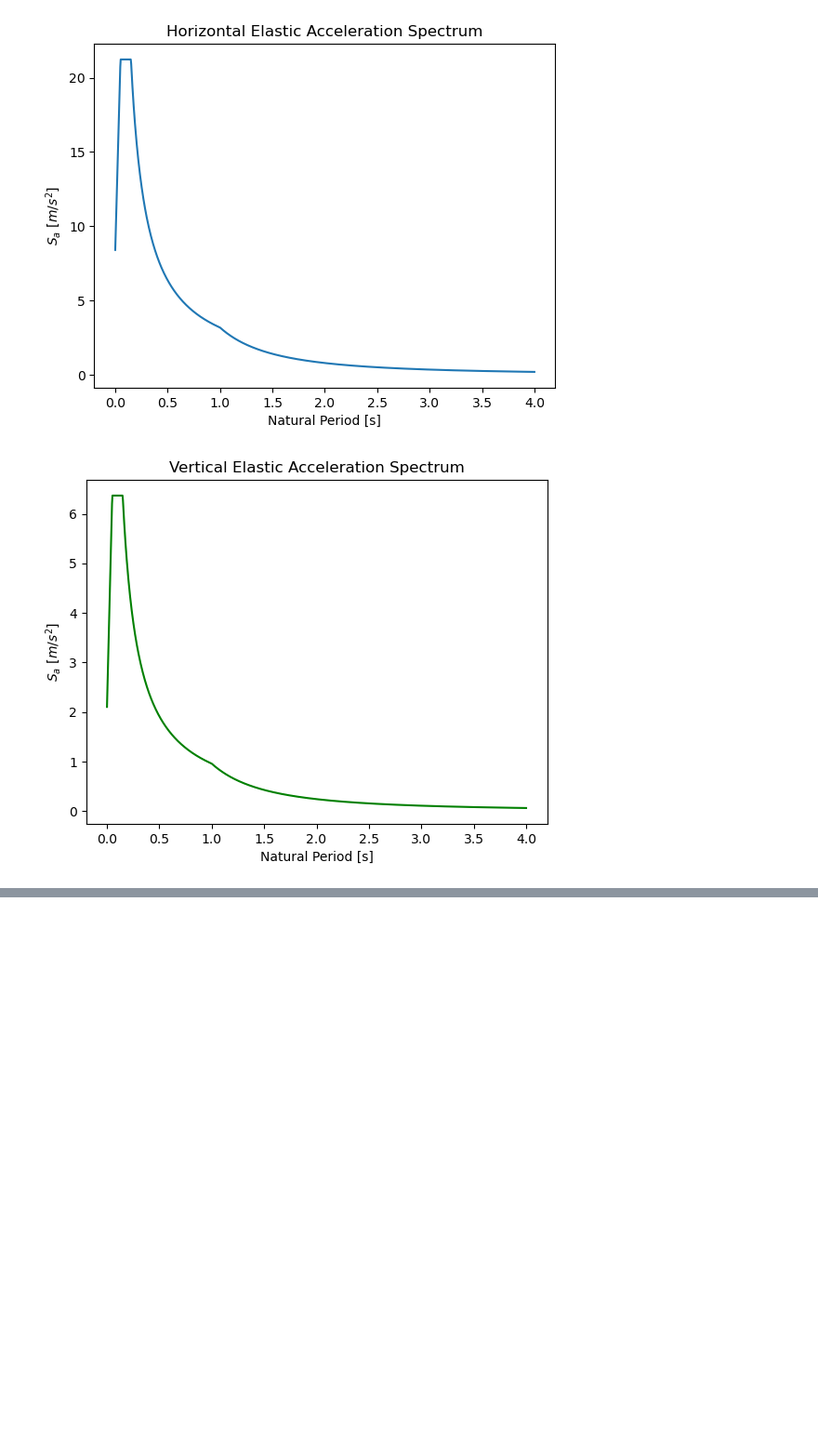
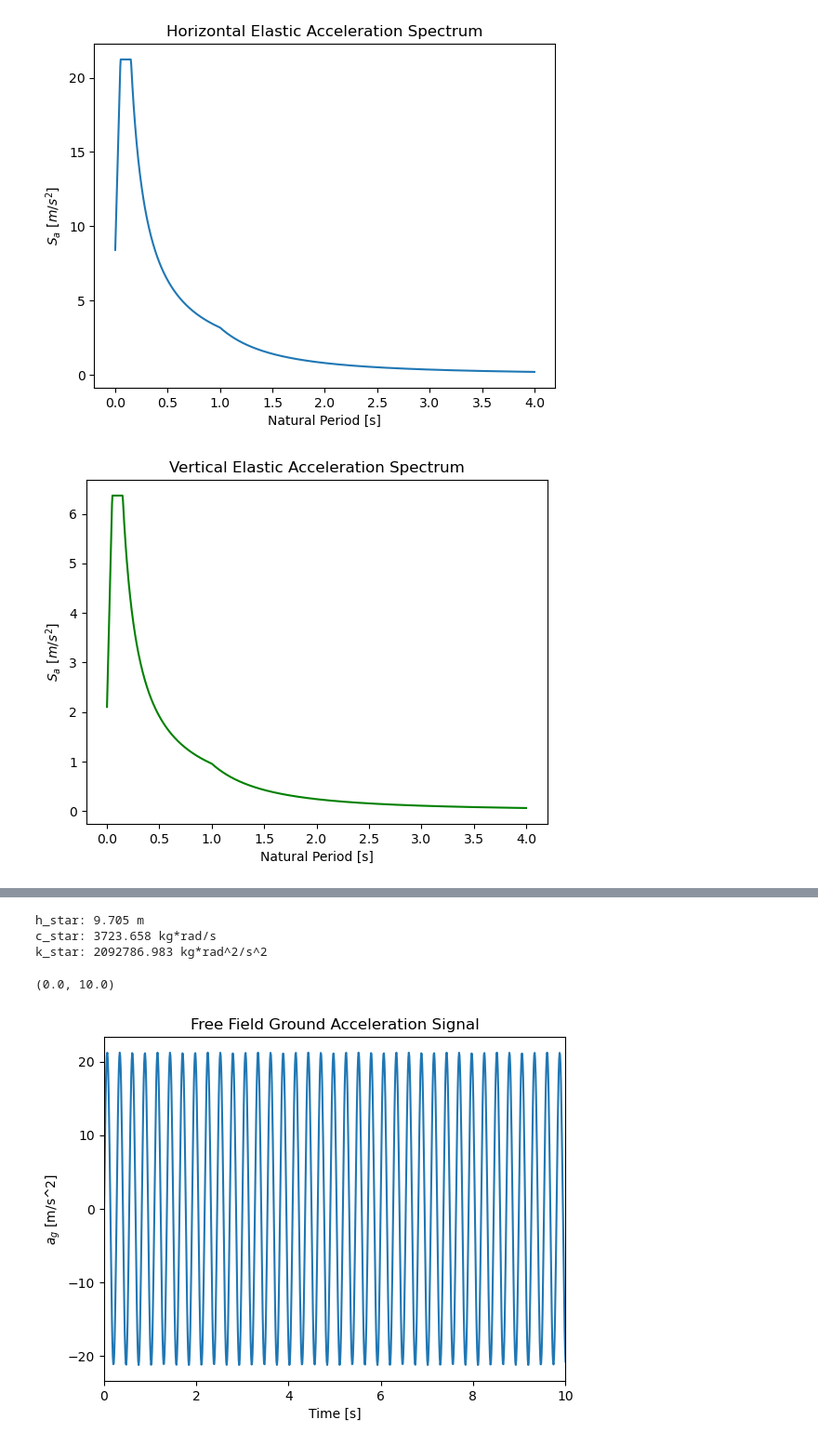
Before and after one commit to Lymone96/CIEM5220-Group2, a Jupyter notebook: 1_SRE/Part 2/Python for Project Work SRE_Part 2/Part B - Notebook (Answers 3-6).ipynb, the cells around one changed output, grey strips where cells are left out. Shown at 93% size. Saved outputs shown, nothing was run; the diff lists cells and outputs as text; code cells hidden in the pictures; blank space fills up the shorter version.

Commit message:
Updated report. edited structure and questions 3-6. Added diagrams for question 6

```diff
--- a/1_SRE/Part 2/Python for Project Work SRE_Part 2/Part B - Notebook (Answers 3-6).ipynb
+++ b/1_SRE/Part 2/Python for Project Work SRE_Part 2/Part B - Notebook (Answers 3-6).ipynb
@@ -247,0 +274,15 @@ The Response Spectrum Analysis was carried out with a 500 mode approximation. It
+# %%
+# Soil Properties (indipendent of Student Number)
+nu = 0.33      #[-] Poisson Ratio
+c_u = 50e3  #[Pa] Undrained Shear Strength
+v_s = 160      #[m/s] Velocity of shear waves in soil
+rho = 1800     #[kg/m^3] Soil Density
+beta = 0.05    #[-] Soil hysteretic (material) damping (arbitrarily chosen)
+
+# Foundation dimensions (rectangular slab shallow foundation)
+side_x = side_y = 8.77 #[m] As a first implementation the slab is as large as the base of the tower
+depth = 0.3 #[m] height of foundation
+
+# Structure
+## Modal parameters from RFEM model (mode 2)
+omega = 23.047 #[rad/s] Frequency of interest (Mode 2 - Main mode in X direction)
@@ -247,0 +482,62 @@ The Response Spectrum Analysis was carried out with a 500 mode approximation. It
+# %%
+# SDOF Model
+m_modal = 1683     #[kg] modal mass
+M_x = 3940         #[kg] effective translational modal mass in the x direction
+J_y = 371117       #[kg*m^2] effective rotational modal mass about the y-axis (moment of inertia)
+gamma_t = 2575.4   #[-] translational participation factor in the x direction
+gamma_ry = 24995.1 #[-] rotation participation factor about the y-axis
+zeta_star = 0.048  #[-] modal damping ration (mode 2, arbitrarily assumed)
+
+h_star = gamma_ry/gamma_t
+c_star = 2*zeta_star*m_modal*omega
+k_star = omega**2*M_x
+
+rho_f = 2400 #[kg/m^3] Density of concrete (arbitrarily chosen)
+m_f = rho_f*side_x*side_y*depth #[kg] Mass of foundation
+J_y_f = m_f*(side_x**2+depth**2)/12 #[kg*m^2] Moment of Inertia of foundation about the y-axis
+
+# Soil Dynamic Stiffness Matrix (reduced to the relevant degrees of freedom: horizontal (x), vertical (z), rotational (yr))
+K_dyn_vec = [K_x_dyn, K_ry_dyn]
+C_tot_vec = [C_x_tot, K_ry_dyn]
+K_d = np.diag([k+1j*omega*c for k,c in zip(K_dyn_vec,C_tot_vec)])
+
+print(f"h_star: {h_star:.3f} m")
+print(f"c_star: {c_star:.3f} kg*rad/s")
+print(f"k_star: {k_star:.3f} kg*rad^2/s^2")
+
+# Acceleration
+time_vec = np.arange(0,20,0.01)
+a_g =  (a_g_ref_ms2 * S * eta * 2.5) * np.sin(omega*time_vec) #[m/s^2] (Amplitude is taken from the elastic spectrum, according to omega, and is applied to a sinusoid)
+a_g_tilde = a_g_ref_ms2 #[(m/s^2)/Hz] Acceleration in the frequency domain (taken as unitary as a first analysis#?)
+
+K_tilde_system = np.zeros((3,3), dtype=complex)
+K_tilde_system[0, 0] = -omega**2*M_x + 1j*omega*c_star + k_star
+K_tilde_system[1, 1] = K_d[0,0] - omega**2*(M_x+m_f)
+K_tilde_system[2, 2] = K_d[1,1] - omega**2*(M_x*h_star**2+J_y+J_y_f)
+K_tilde_system[0, 1] = K_tilde_system[1, 0] = -omega**2*M_x
+K_tilde_system[0, 2] = K_tilde_system[2, 0] = -omega**2*M_x*h_star
+K_tilde_system[1, 2] = K_tilde_system[2, 1] = K_d[0,1] - omega**2*M_x*h_star
+
+F_tilde = np.array([-M_x*a_g_tilde, -(M_x+m_f)*a_g_tilde, -M_x*h_star*a_g_tilde])
+
+u_r_tilde, _ , _ = np.linalg.solve(K_tilde_system, F_tilde)
+
+# u_r = np.
+
+plt.plot(time_vec, a_g)
+plt.title("Free Field Ground Acceleration Signal")
+plt.xlabel("Time [s]")
+plt.ylabel(r"$a_g$ [m/s^2]")
+plt.xlim(0,10)
+
+# plt.plot(time_vec, u_r)
+# plt.title("Displacement of SDoF mass")
+# plt.xlabel("Time [s]")
+# plt.ylabel(r"$u^r$ [m]")
+# plt.xlim(0,10)
+# %% [output]
+h_star: 9.705 m
+c_star: 3723.658 kg*rad/s
+k_star: 2092786.983 kg*rad^2/s^2
+(0.0, 10.0)
+[figure, added]
```
Also changed, not shown: parts of 10 cells of this notebook, 6 other files.
